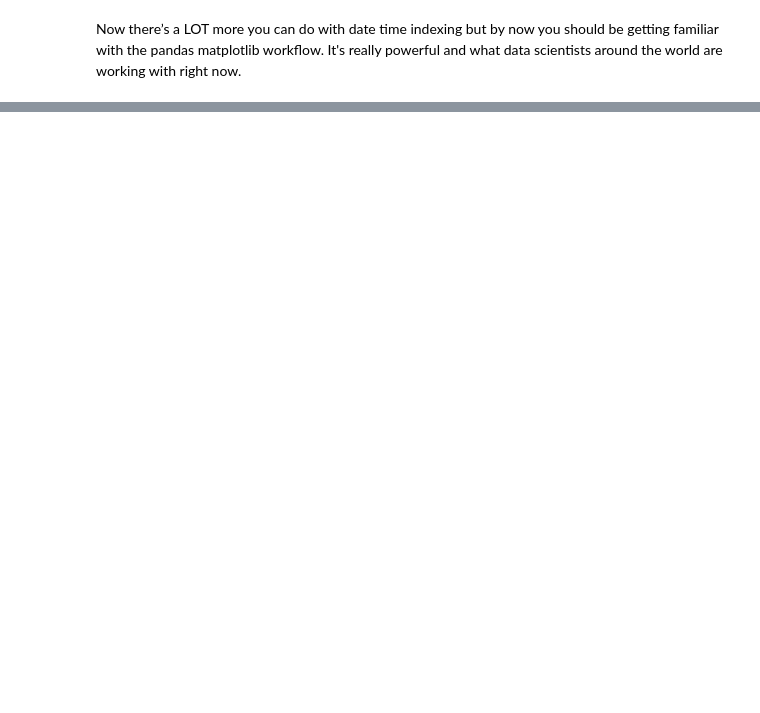
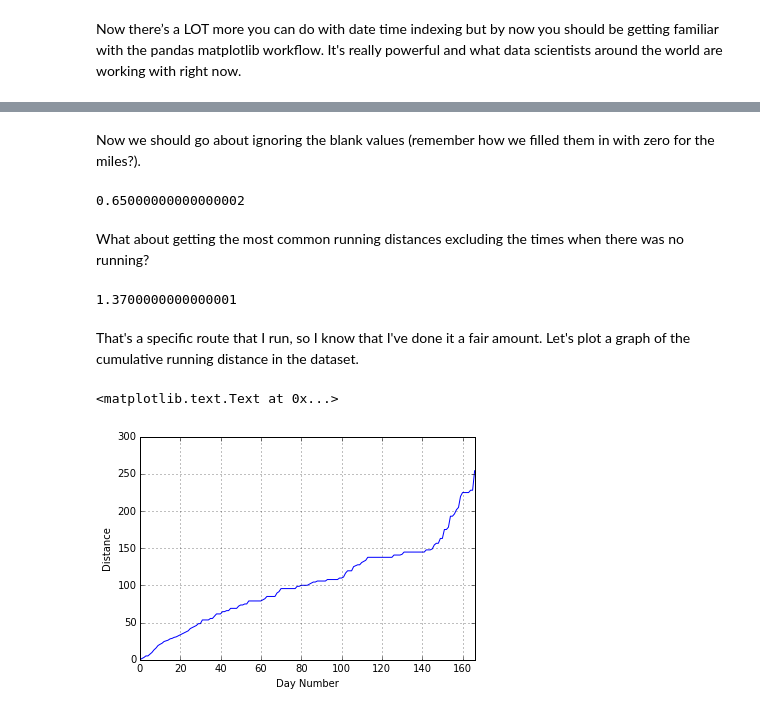
Before and after one commit to zengm71/Course-Overview, a Jupyter notebook: week_10/10.4 exploring data with pandas DataFrames.ipynb, the cells around one changed output, grey strips where cells are left out. Drawn from its saved outputs; the diff is of its cells as text; code cells hidden in the pictures; blank space fills up the shorter version.

```diff
--- a/week_10/10.4 exploring data with pandas DataFrames.ipynb
+++ b/week_10/10.4 exploring data with pandas DataFrames.ipynb
@@ -870,0 +869,2 @@ Now there’s a LOT more you can do with date time indexing but by now you shoul
+# %%
+df = pd.read_csv('../data/date_fixed_running_data_with_time.csv', parse_dates=['Date'], usecols=list(range(0,6)))
@@ -870,0 +881,3 @@ Now there’s a LOT more you can do with date time indexing but by now you shoul
+# %%
+df.sort(inplace=True)
+df.head()
@@ -870,0 +911,21 @@ Now there’s a LOT more you can do with date time indexing but by now you shoul
+# %% [markdown]
+Now we should go about ignoring the blank values (remember how we filled them in with zero for the miles?).
+# %%
+df.Miles[df.Miles > 0].min()
+# %% [output]
+0.65000000000000002
+# %% [markdown]
+What about getting the most common running distances excluding the times when there was no running?
+# %%
+df.Miles[df.Miles > 0].value_counts().index[0]
+# %% [output]
+1.3700000000000001
+# %% [markdown]
+That's a specific route that I run, so I know that I've done it a fair amount. Let's plot a graph of the cumulative running distance in the dataset.
+# %%
+df.Miles.cumsum().plot()
+plt.xlabel("Day Number")
+plt.ylabel("Distance")
+# %% [output]
+<matplotlib.text.Text at 0x...>
+[figure, added]
```
Also changed, not shown: parts of 63 cells of this notebook, 1 other file.
